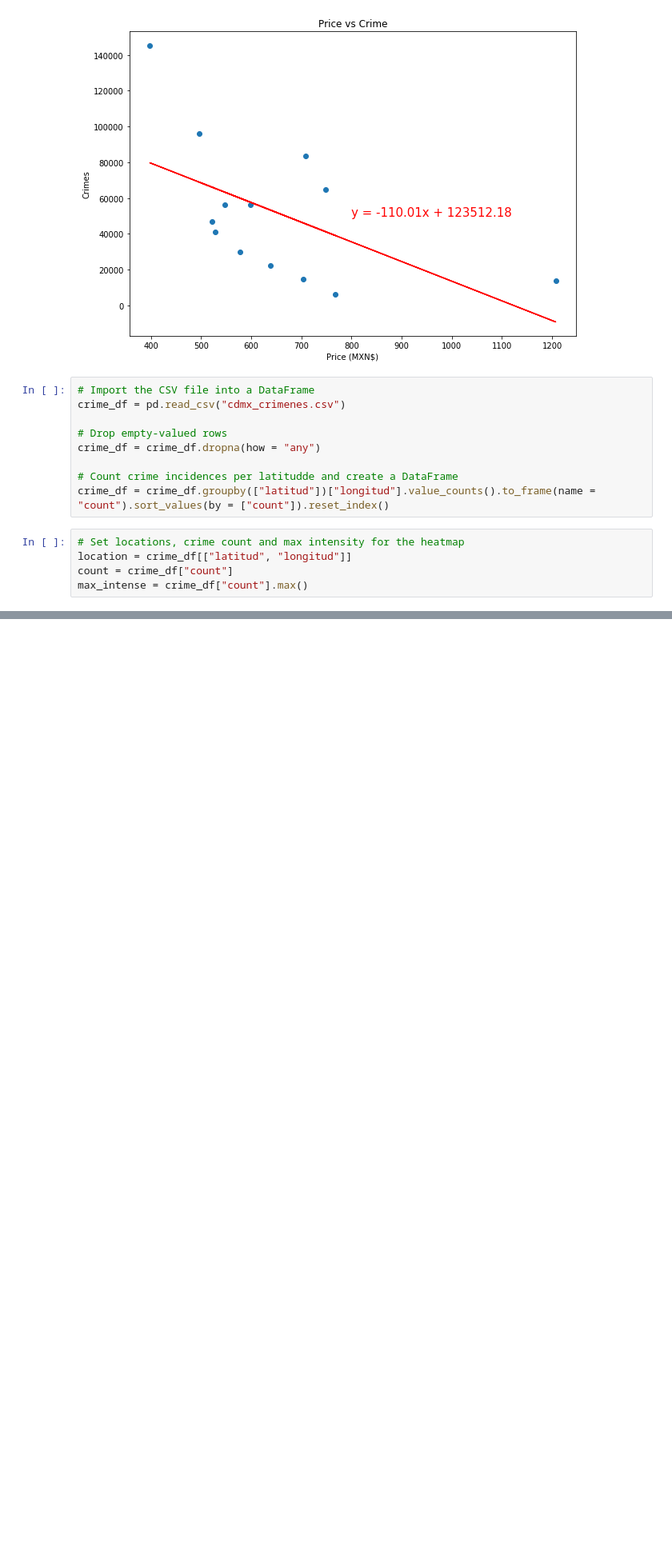
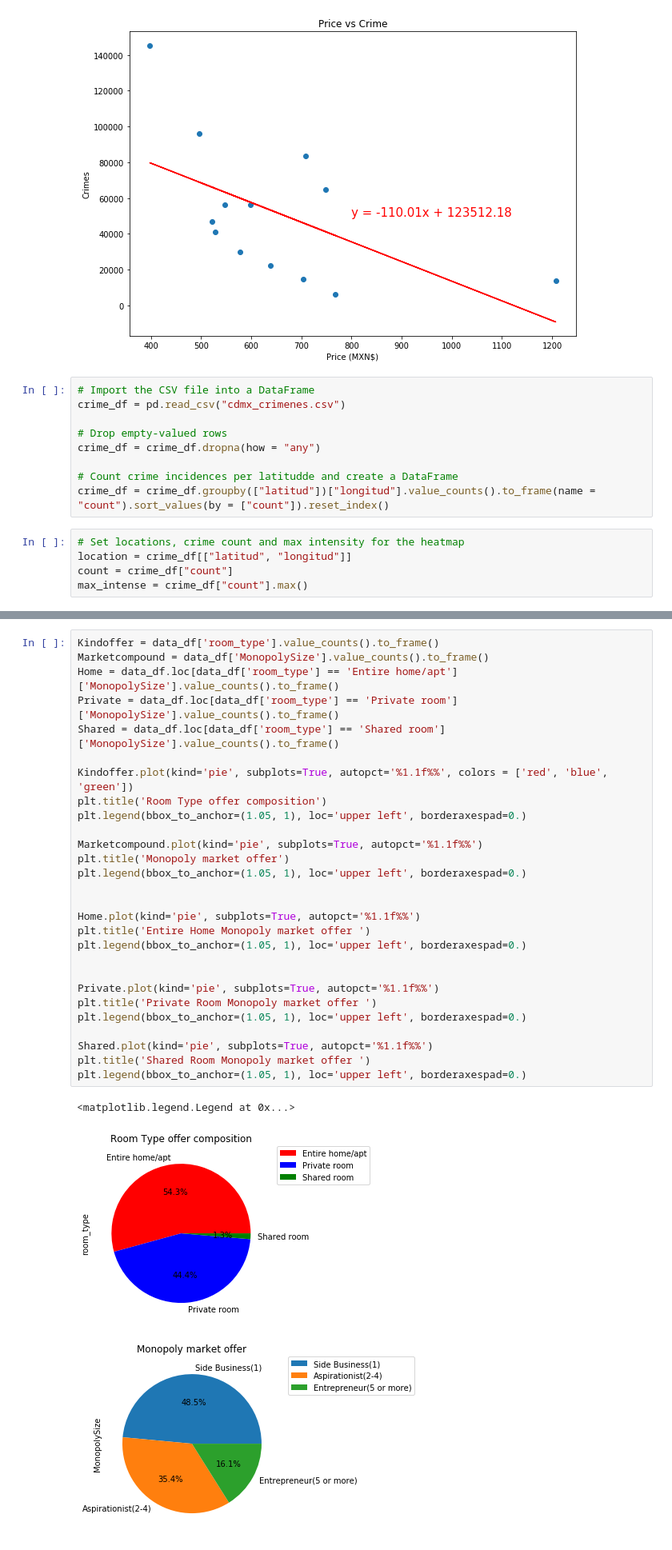
Before and after one commit to elc17/Project_1, a Jupyter notebook: project_1.ipynb, the cells around one changed output, grey strips where cells are left out. Shown at 80% size. Cells and saved outputs as stored; diff of their text form; blank space fills up the shorter version.

```diff
--- a/project_1.ipynb
+++ b/project_1.ipynb
@@ -337,0 +466,32 @@ fig
+# %%
+Kindoffer = data_df['room_type'].value_counts().to_frame()
+Marketcompound = data_df['MonopolySize'].value_counts().to_frame()
+Home = data_df.loc[data_df['room_type'] == 'Entire home/apt']['MonopolySize'].value_counts().to_frame()
+Private = data_df.loc[data_df['room_type'] == 'Private room']['MonopolySize'].value_counts().to_frame()
+Shared = data_df.loc[data_df['room_type'] == 'Shared room']['MonopolySize'].value_counts().to_frame()
+
+Kindoffer.plot(kind='pie', subplots=True, autopct='%1.1f%%', colors = ['red', 'blue', 'green'])
+plt.title('Room Type offer composition')
+plt.legend(bbox_to_anchor=(1.05, 1), loc='upper left', borderaxespad=0.)
+
+Marketcompound.plot(kind='pie', subplots=True, autopct='%1.1f%%')
+plt.title('Monopoly market offer')
+plt.legend(bbox_to_anchor=(1.05, 1), loc='upper left', borderaxespad=0.)
+
+
+Home.plot(kind='pie', subplots=True, autopct='%1.1f%%')
+plt.title('Entire Home Monopoly market offer ')
+plt.legend(bbox_to_anchor=(1.05, 1), loc='upper left', borderaxespad=0.)
+
+
+Private.plot(kind='pie', subplots=True, autopct='%1.1f%%')
+plt.title('Private Room Monopoly market offer ')
+plt.legend(bbox_to_anchor=(1.05, 1), loc='upper left', borderaxespad=0.)
+
+Shared.plot(kind='pie', subplots=True, autopct='%1.1f%%')
+plt.title('Shared Room Monopoly market offer ')
+plt.legend(bbox_to_anchor=(1.05, 1), loc='upper left', borderaxespad=0.)
+# %% [output]
+<matplotlib.legend.Legend at 0x...>
+[figure, added]
+[figure, added]
```
Also changed, not shown: parts of 13 cells of this notebook.
